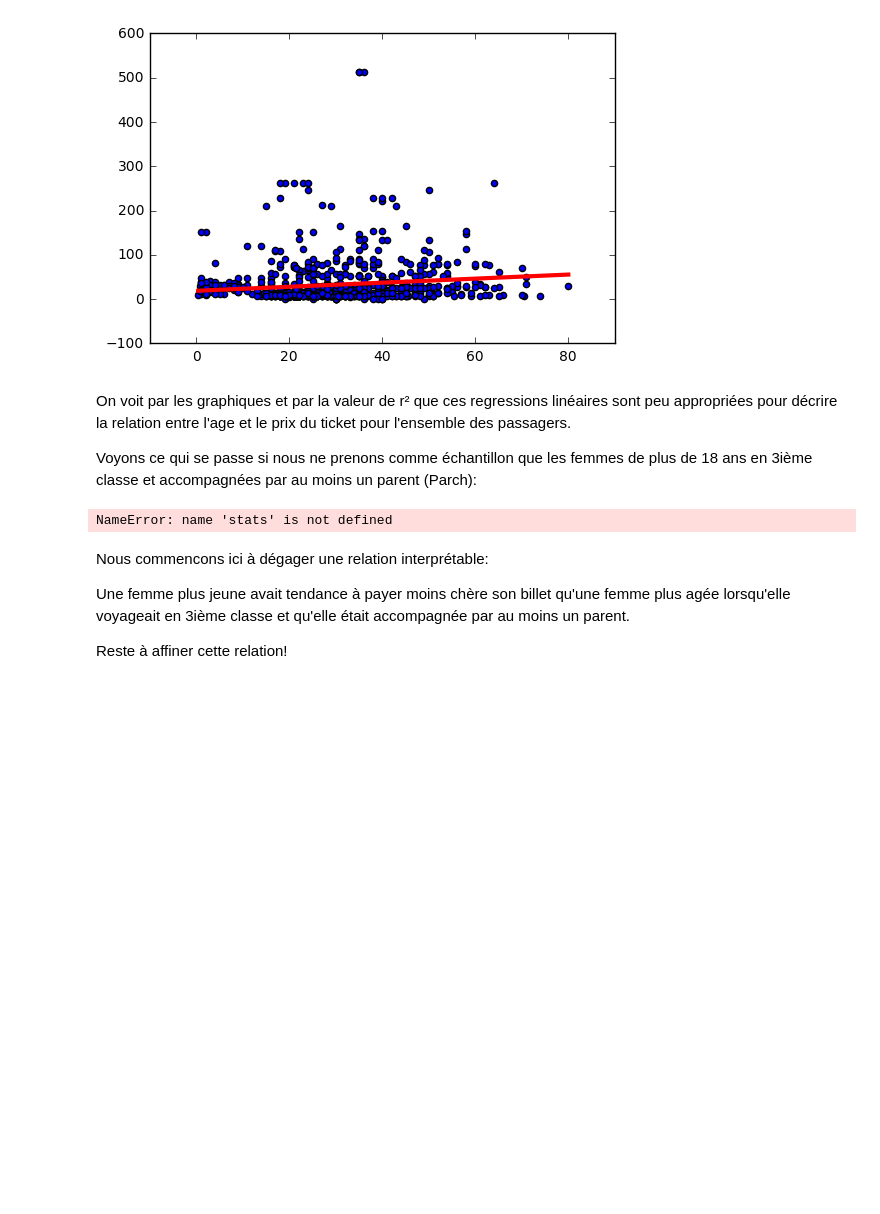
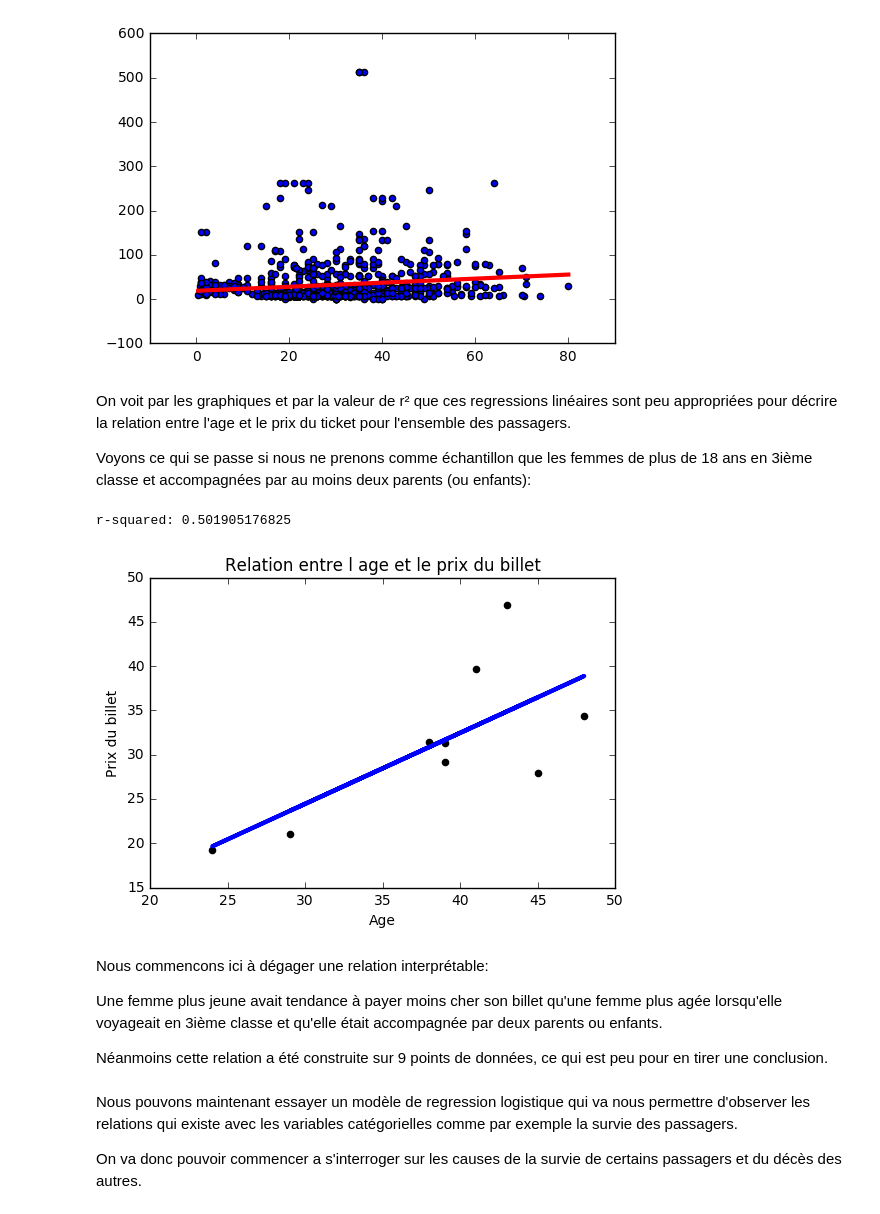
Before and after one commit to AlexSoudant/2016-2017, a Jupyter notebook: AlexSoudantP1/AlexSoudantP1.ipynb, the cells around one changed output. Cells and saved outputs as stored; diff of their text form; code cells hidden in the pictures; blank space fills up the shorter version.

```diff
--- a/AlexSoudantP1/AlexSoudantP1.ipynb
+++ b/AlexSoudantP1/AlexSoudantP1.ipynb
@@ -350,38 +489,48 @@ plt.show()
 # %% [markdown]
 On voit par les graphiques et par la valeur de r² que ces regressions linéaires sont peu appropriées pour décrire la relation entre l'age et le prix du ticket pour l'ensemble des passagers.
 
-Voyons ce qui se passe si nous ne prenons comme échantillon que les femmes de plus de 18 ans en 3ième classe et accompagnées par au moins un parent (Parch):
+Voyons ce qui se passe si nous ne prenons comme échantillon que les femmes de plus de 18 ans en 3ième classe et accompagnées par au moins deux parents (ou enfants):
 # %%
 # cette cellule permet de tester plusieurs échantillons d'intérêt avant de garder celui (ou ceux)
 # qui nous semble le plus approprié pour tester une regression linéaire
 
-dfMaleAdult = dfTrain[ (dfTrain['Sex'] == 'female')
-                      & (dfTrain['Age'] > 18.0)
-                      & (dfTrain['Pclass'] == 3.0)
+dfForLinearRegr = dfClean[ (dfClean['Gender'] == 0)
+                      & (dfClean['AgeFill'] > 18.0)
+                      & (dfClean['Pclass'] == 3.0)
                       #& (dfTrain['Embarked'] == "S") # cette condition n'est pas présentement testée
-                      & (dfTrain['Parch'] > 1)
+                      & (dfClean['Parch'] > 2)
+                      & (dfClean['SibSp'] > -1)
+
                      ]
 # %%
 # Testons à nouveau le modèle linéaire sur cette échantillon:
 
-x = dfMaleAdult["AgeFill"]
-y = dfMaleAdult["Fare"]
+x = dfForLinearRegr["AgeFill"]
+y = dfForLinearRegr["Fare"]
 
 slope, intercept, r_value, p_value, std_err = stats.linregress(x,y)
 
 print "r-squared:", r_value**2
 
 yFitted = slope*x + intercept
 
 # Visualisation des données
 plt.scatter(x, y,  color='black')
 plt.plot(x, yFitted, color='blue', linewidth=3)
+plt.title('Relation entre l age et le prix du billet')
+plt.xlabel('Age')
+plt.ylabel('Prix du billet')
 plt.show()
 # %% [output]
-NameError: name 'stats' is not defined
+r-squared: 0.501905176825
+[figure, added]
 # %% [markdown]
 Nous commencons ici à dégager une relation interprétable:
 
-Une femme plus jeune avait tendance à payer moins chère son billet qu'une femme plus agée lorsqu'elle voyageait en 3ième classe et qu'elle était accompagnée par au moins un parent.
+Une femme plus jeune avait tendance à payer moins cher son billet qu'une femme plus agée lorsqu'elle voyageait en 3ième classe et qu'elle était accompagnée par deux parents ou enfants.
 
-Reste à affiner cette relation!
+Néanmoins cette relation a été construite sur 9 points de données, ce qui est peu pour en tirer une conclusion.
+# %% [markdown]
+Nous pouvons maintenant essayer un modèle de regression logistique qui va nous permettre d'observer les relations qui existe avec les variables catégorielles comme par exemple la survie des passagers.
+
+On va donc pouvoir commencer a s'interroger sur les causes de la survie de certains passagers et du décès des autres.
```
Also changed, not shown: parts of 14 cells of this notebook.
